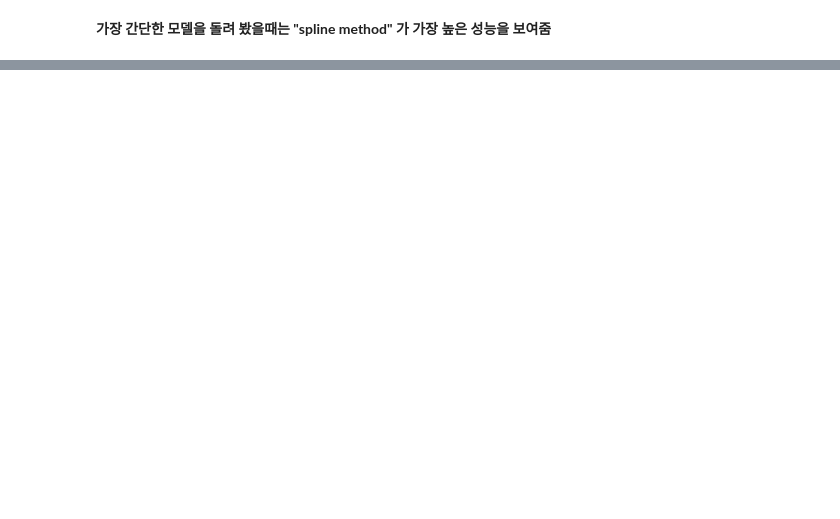
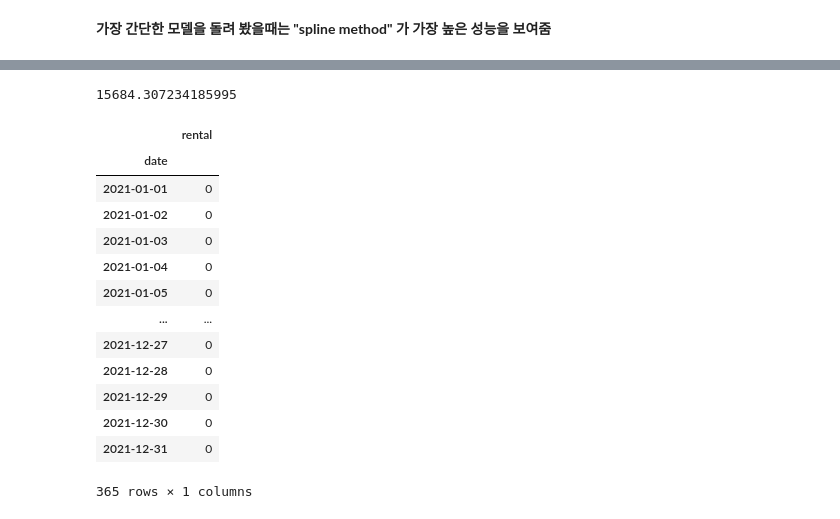
Before and after one commit to Bang-JW/kaggle_study, a Jupyter notebook: bikeseoul/interpolate_comparison.ipynb, the cells around one changed output, grey strips where cells are left out. Saved outputs shown, nothing was run; the diff lists cells and outputs as text; code cells hidden in the pictures; blank space fills up the shorter version.

```diff
--- a/bikeseoul/interpolate_comparison.ipynb
+++ b/bikeseoul/interpolate_comparison.ipynb
@@ -183,0 +234,23 @@ mean_absolute_error(y_test, y_pred_spline)
+# %%
+y_pred_spline[1094]
+# %% [output]
+15684.307234185995
+# %%
+submission = pd.read_csv('data/sample_submission.csv', index_col=0)
+# %%
+submission
+# %% [output]
+|  | rental |
+| date |  |
+| 2021-01-01 | 0 |
+| 2021-01-02 | 0 |
+| 2021-01-03 | 0 |
+| 2021-01-04 | 0 |
+| 2021-01-05 | 0 |
+| ... | ... |
+| 2021-12-27 | 0 |
+| 2021-12-28 | 0 |
+| 2021-12-29 | 0 |
+| 2021-12-30 | 0 |
+| 2021-12-31 | 0 |
+365 rows × 1 columns
```
Also changed, not shown: parts of 20 cells of this notebook, 1 other file.
